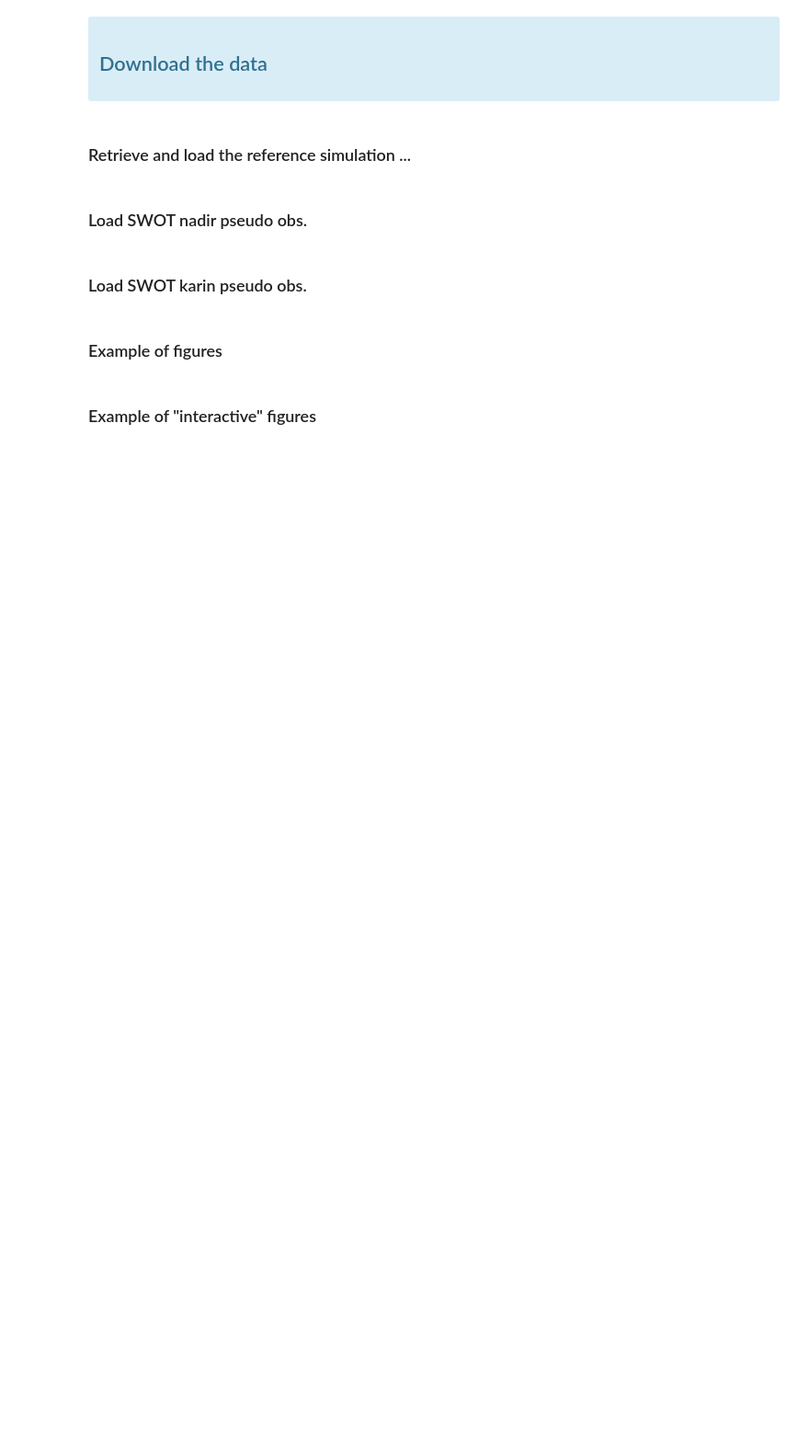
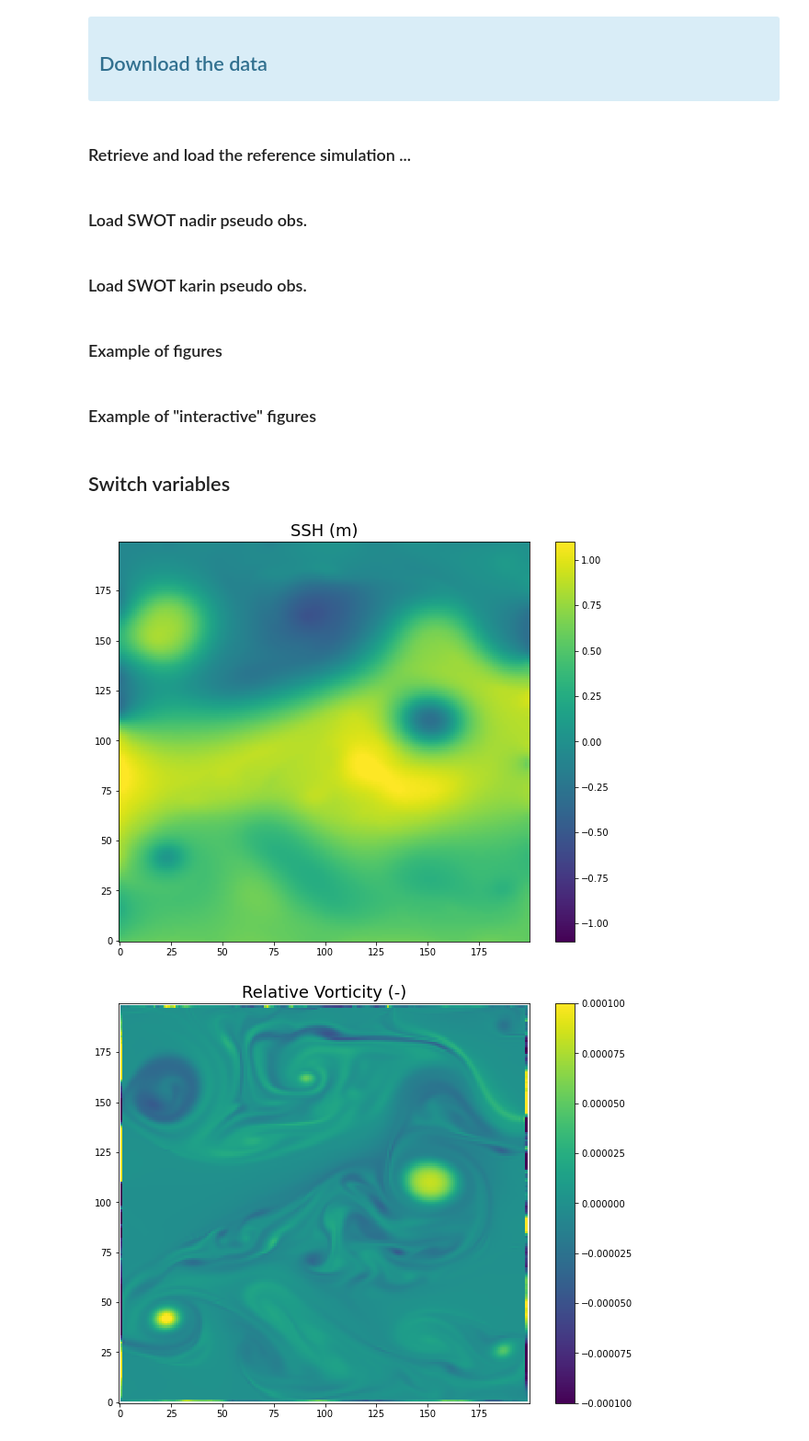
Before and after one commit to ocean-data-challenges/2022b_SSH_QG_mapping, a Jupyter notebook: notebooks/understand_the_data.ipynb, the cells around one changed output. Shown at 92% size. Cells and saved outputs as stored; diff of their text form; code cells hidden in the pictures; blank space fills up the shorter version.

Commit message:
Adding switchvar module and small example in understant_the_data nb

```diff
--- a/notebooks/understand_the_data.ipynb
+++ b/notebooks/understand_the_data.ipynb
@@ -84,3 +88,48 @@ list_of_dataset = ds_swot_karin
 central_date = numpy.datetime64('2012-10-05')
 delta_t = numpy.timedelta64(5, 'D')
 hvplot_demo_obs_karin(list_of_dataset, dc_ref, central_date, delta_t)
+# %% [markdown]
+## Switch variables
+# %%
+import xarray as xr
+import os
+
+# Example on the first day of the evaluation period
+path2data = '../data/dc_qg_eval/'
+files = sorted(os.listdir(path2data))
+ds0 = xr.open_dataset(path2data+files[0])
+# %%
+import numpy as np
+ssh = np.array(ds0.ssh[0,:,:])
+lon = np.array(ds0.nav_lon)
+lat = np.array(ds0.nav_lat)
+# %%
+from src.mod_switchvar import *
+
+# Computing relative vorticity from ssh, lon and lat
+rv = ssh2rv(ssh, lon=lon, lat=lat)
+
+# Computing velocity magnitude from ssh, lon and lat
+uv = ssh2uv(ssh, lon=lon, lat=lat)
+# %%
+import matplotlib.pyplot as plt
+fig = plt.figure(figsize=(10,8))
+plt.title('SSH (m)',fontsize=18)
+plt.pcolormesh(ds0.lon,ds0.lat,ssh,vmin=-1.1,vmax=1.1,shading='auto')
+plt.colorbar()
+
+fig = plt.figure(figsize=(10,8))
+plt.title('Relative Vorticity (-)',fontsize=18)
+plt.pcolormesh(ds0.lon,ds0.lat,rv,vmin=-0.0001,vmax=0.0001,shading='auto')
+plt.colorbar()
+
+fig = plt.figure(figsize=(10,8))
+plt.title('Velocity magnitude (m.s$^{-1}$)',fontsize=18)
+plt.pcolormesh(ds0.lon,ds0.lat,uv,vmin=0,vmax=2,shading='auto')
+plt.colorbar()
+
+
+plt.show()
+# %% [output]
+[figure, added]
+[figure, added]
```
Also changed, not shown: parts of 2 cells of this notebook, 1 other file.
